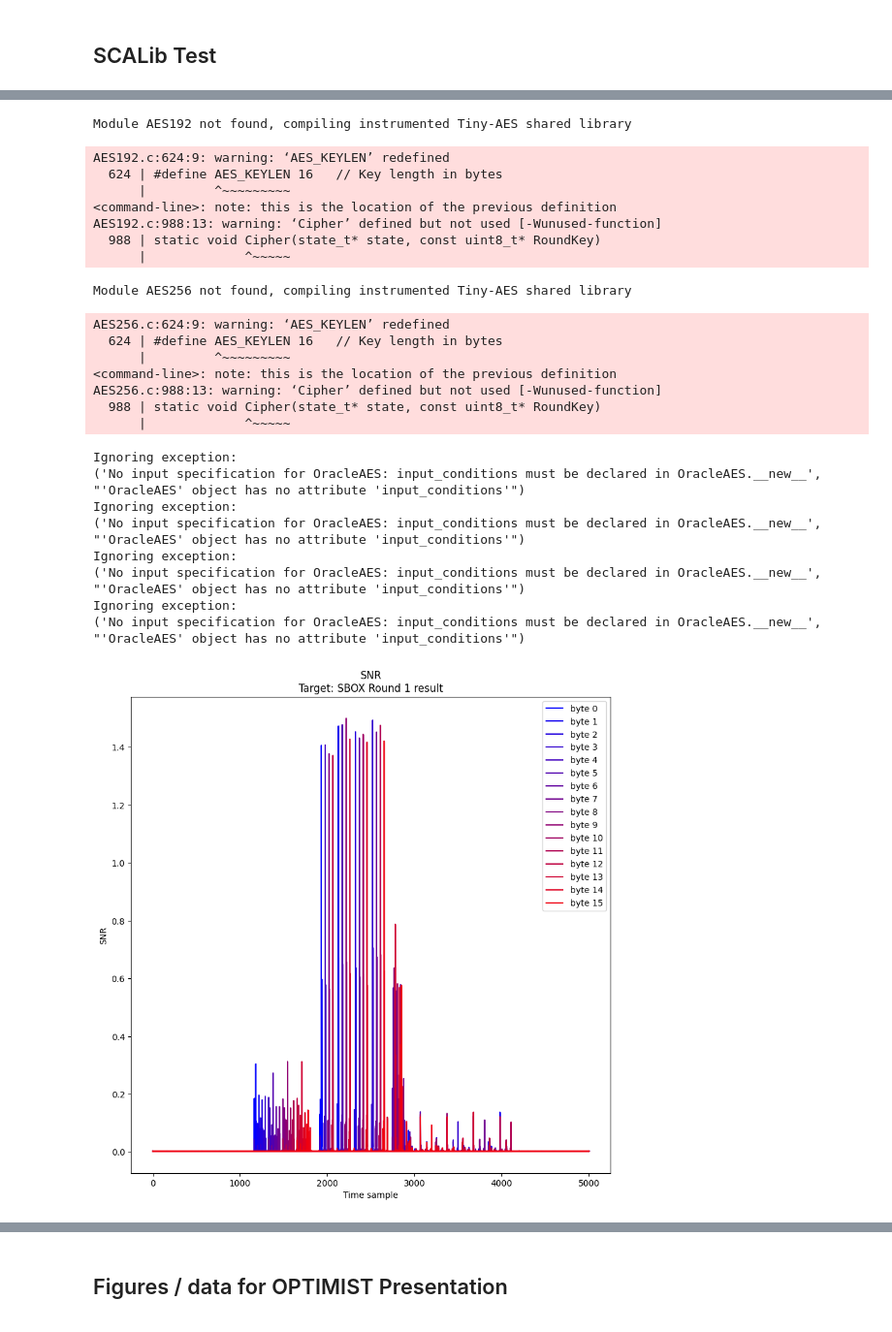
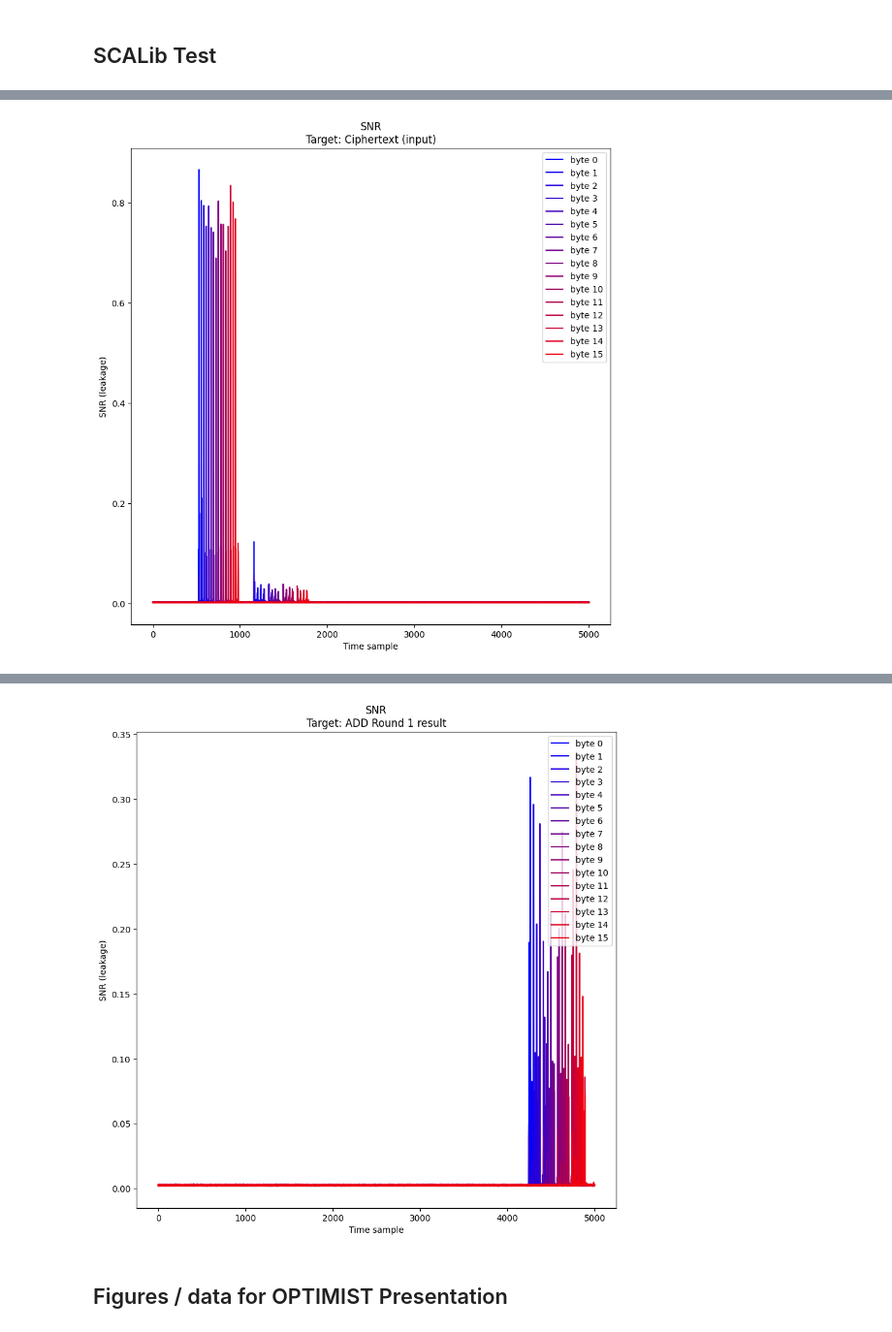
Before and after one commit to cooc1501/OPTIMIST-25, a Jupyter notebook: main.ipynb, the cells around one changed output, grey strips where cells are left out. Shown: that part at 97% size. Drawn from its saved outputs; the diff is of its cells as text; code cells hidden in the pictures.

```diff
--- a/main.ipynb
+++ b/main.ipynb
@@ -17,7 +17,7 @@ def preset_plot(data: np.ndarray, plot_size: tuple[int, int], lq_name: str, subt
         plt.legend(loc='upper right')
         plt.title(f"{lq_name}\n{subtitle}")
         plt.xlabel("Time sample")
-        plt.ylabel(lq_name)
+        plt.ylabel(f"{lq_name} (leakage)")
     plt.savefig(f"figure-{subtitle.lower()}.png", dpi=300)
     # plt.show()
 
@@ -32,6 +32,10 @@ k = dset_handle.get_dask_array(0, 0, "key")
 ct = dset_handle.get_dask_array(0, 0, "ciphertext")
 t = dset_handle.get_dask_array(0, 0, "traces")
 
+snr = SNR(t, ct.compute())
+preset_plot(snr.snr, (10, 6), "SNR", f"Target: Ciphertext (input)")
+
+
 # instantiate oracle
 for target in ((1, 'sbox'), (1, 'shift'), (1, 'mix'), (1, 'add')):
     oracle = OracleAES(
@@ -53,25 +61 @@ AES128.c:988:13: warning: ‘Cipher’ defined but not used [-Wunused-function]
-Module AES192 not found, compiling instrumented Tiny-AES shared library
-AES192.c:624:9: warning: ‘AES_KEYLEN’ redefined
-  624 | #define AES_KEYLEN 16   // Key length in bytes
-      |         ^~~~~~~~~~
-<command-line>: note: this is the location of the previous definition
-AES192.c:988:13: warning: ‘Cipher’ defined but not used [-Wunused-function]
-  988 | static void Cipher(state_t* state, const uint8_t* RoundKey)
-      |             ^~~~~~
-Module AES256 not found, compiling instrumented Tiny-AES shared library
-AES256.c:624:9: warning: ‘AES_KEYLEN’ redefined
-  624 | #define AES_KEYLEN 16   // Key length in bytes
-      |         ^~~~~~~~~~
-<command-line>: note: this is the location of the previous definition
-AES256.c:988:13: warning: ‘Cipher’ defined but not used [-Wunused-function]
-  988 | static void Cipher(state_t* state, const uint8_t* RoundKey)
-      |             ^~~~~~
-Ignoring exception:
-('No input specification for OracleAES: input_conditions must be declared in OracleAES.__new__', "'OracleAES' object has no attribute 'input_conditions'")
-Ignoring exception:
-('No input specification for OracleAES: input_conditions must be declared in OracleAES.__new__', "'OracleAES' object has no attribute 'input_conditions'")
-Ignoring exception:
-('No input specification for OracleAES: input_conditions must be declared in OracleAES.__new__', "'OracleAES' object has no attribute 'input_conditions'")
-Ignoring exception:
-('No input specification for OracleAES: input_conditions must be declared in OracleAES.__new__', "'OracleAES' object has no attribute 'input_conditions'")
-[figure, old version]
+[figure, new version]
@@ -81,3 +65,4 @@ Ignoring exception:
+[figure, added]
 # %% [markdown]
 ## Figures / data for OPTIMIST Presentation
 # %%
```
Also changed, not shown: parts of 1 cell of this notebook, 5 other files.
